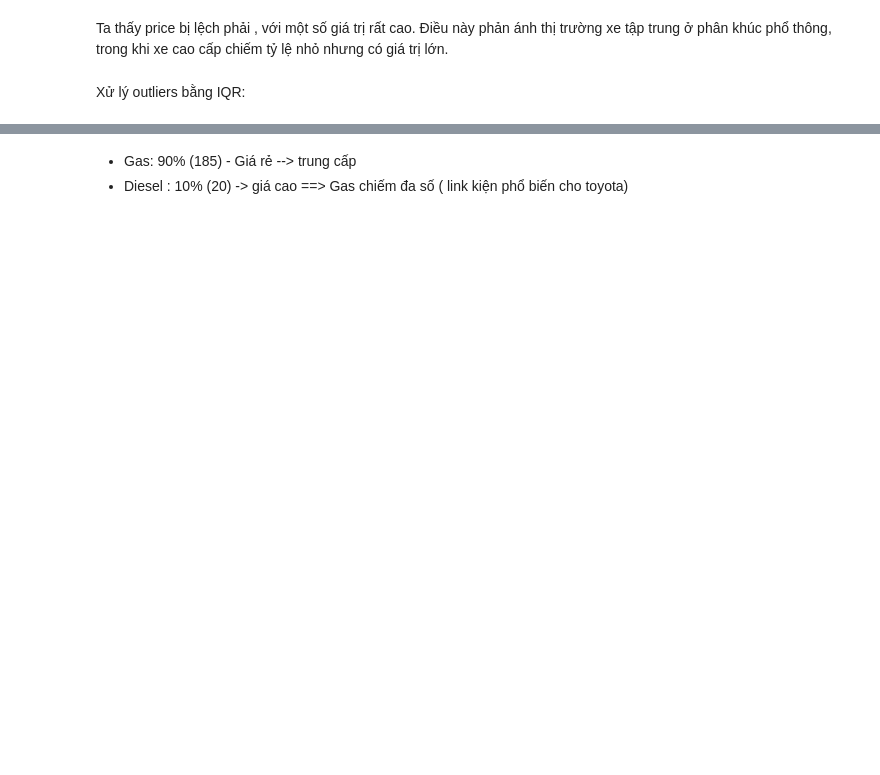
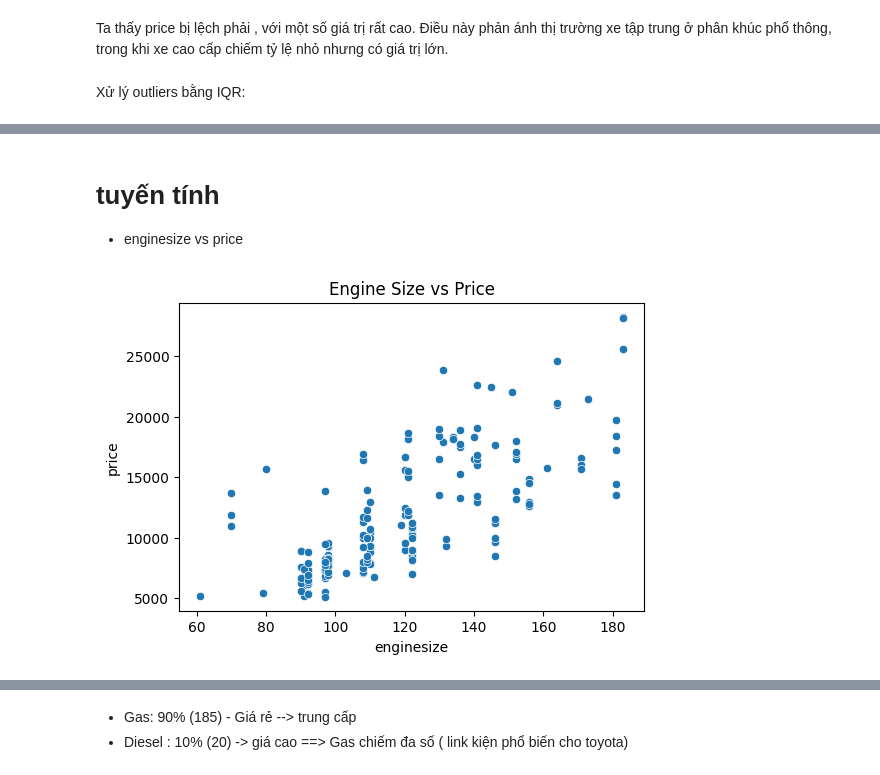
Before and after one commit to hoangchaulanbao/HocmayNC, a Jupyter notebook: CuoiKy_car_price_Prediction.ipynb, the cells around one changed output, grey strips where cells are left out. Saved outputs shown, nothing was run; the diff lists cells and outputs as text; code cells hidden in the pictures; blank space fills up the shorter version.

```diff
--- a/CuoiKy_car_price_Prediction.ipynb
+++ b/CuoiKy_car_price_Prediction.ipynb
@@ -269,0 +336,10 @@ df = df[(df['price'] >= Q1 - 1.5*IQR) & (df['price'] <= Q3 + 1.5*IQR)]
+# %% [markdown]
+#  tuyến tính
+- enginesize vs price
+# %%
+plt.figure(figsize=(6,4))
+sns.scatterplot(x='enginesize', y='price', data=df)
+plt.title("Engine Size vs Price")
+plt.show()
+# %% [output]
+[figure, added]
```
Also changed, not shown: parts of 34 cells of this notebook.
